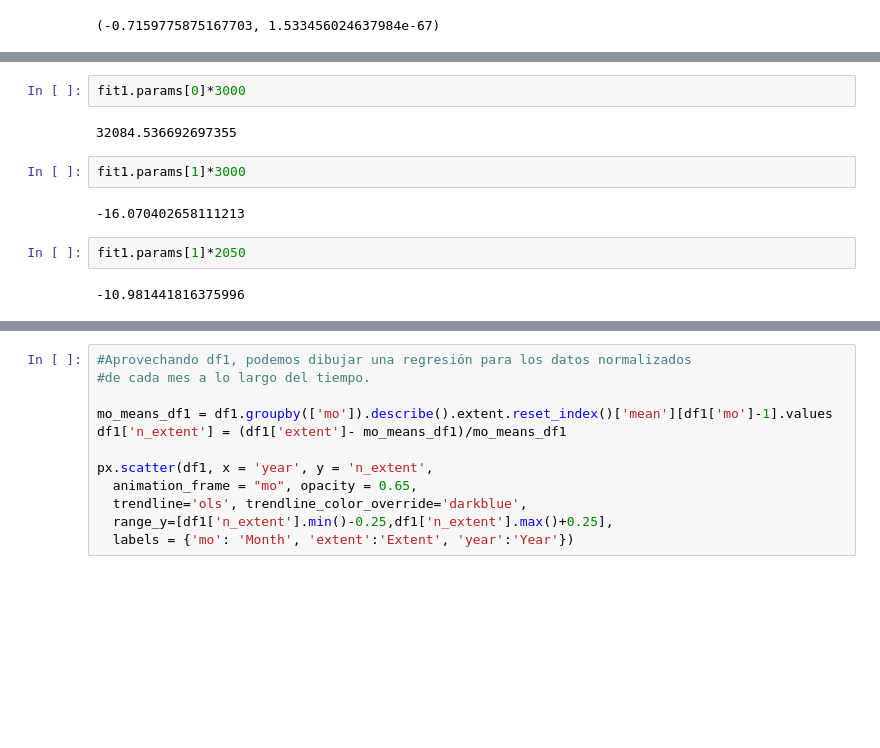
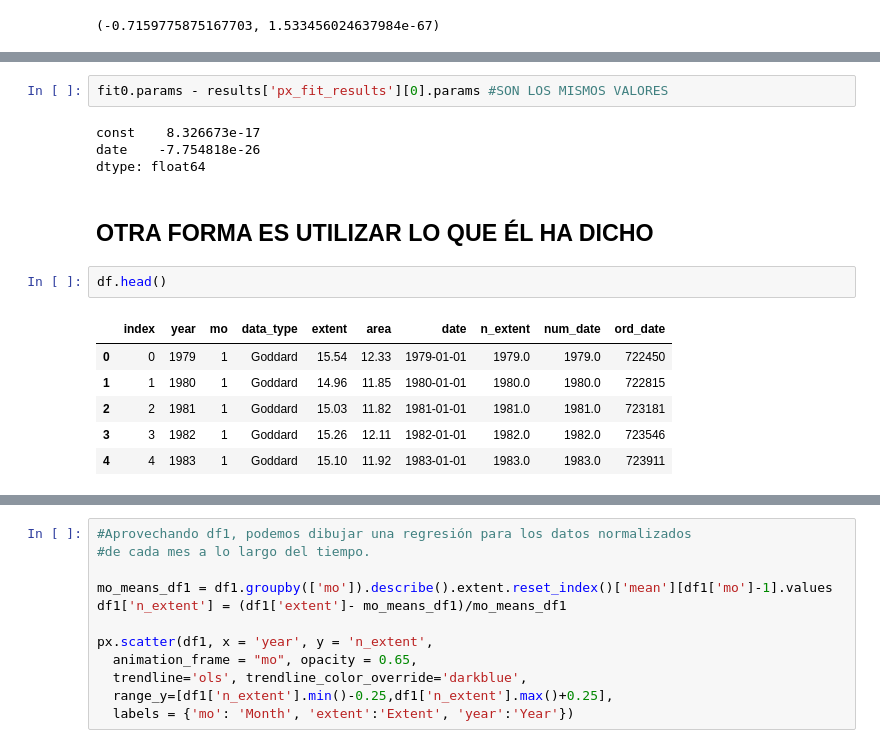
Before and after one commit to PedroCanoM/Idal_ia3, a Jupyter notebook: Sea_Ice_Extent_(1).ipynb, the cells around one changed output, grey strips where cells are left out. Drawn from its saved outputs; the diff is of its cells as text; blank space fills up the shorter version.

```diff
--- a/Sea_Ice_Extent_(1).ipynb
+++ b/Sea_Ice_Extent_(1).ipynb
@@ -533,13 +557,18 @@ dtype: float64
-# %%
-fit1.params[0]*3000
-# %% [output]
-32084.536692697355
-# %%
-fit1.params[1]*3000
-# %% [output]
--16.070402658111213
-# %%
-fit1.params[1]*2050
-# %% [output]
--10.981441816375996
+# %%
+fit0.params - results['px_fit_results'][0].params #SON LOS MISMOS VALORES
+# %% [output]
+const    8.326673e-17
+date    -7.754818e-26
+dtype: float64
+# %% [markdown]
+## OTRA FORMA ES UTILIZAR LO QUE ÉL HA DICHO
+# %%
+df.head()
+# %% [output]
+|  | index | year | mo | data_type | extent | area | date | n_extent | num_date | ord_date |
+| 0 | 0 | 1979 | 1 | Goddard | 15.54 | 12.33 | 1979-01-01 | 1979.0 | 1979.0 | 722450 |
+| 1 | 1 | 1980 | 1 | Goddard | 14.96 | 11.85 | 1980-01-01 | 1980.0 | 1980.0 | 722815 |
+| 2 | 2 | 1981 | 1 | Goddard | 15.03 | 11.82 | 1981-01-01 | 1981.0 | 1981.0 | 723181 |
+| 3 | 3 | 1982 | 1 | Goddard | 15.26 | 12.11 | 1982-01-01 | 1982.0 | 1982.0 | 723546 |
+| 4 | 4 | 1983 | 1 | Goddard | 15.10 | 11.92 | 1983-01-01 | 1983.0 | 1983.0 | 723911 |
 # %%
```
Also changed, not shown: parts of 19 cells of this notebook.
